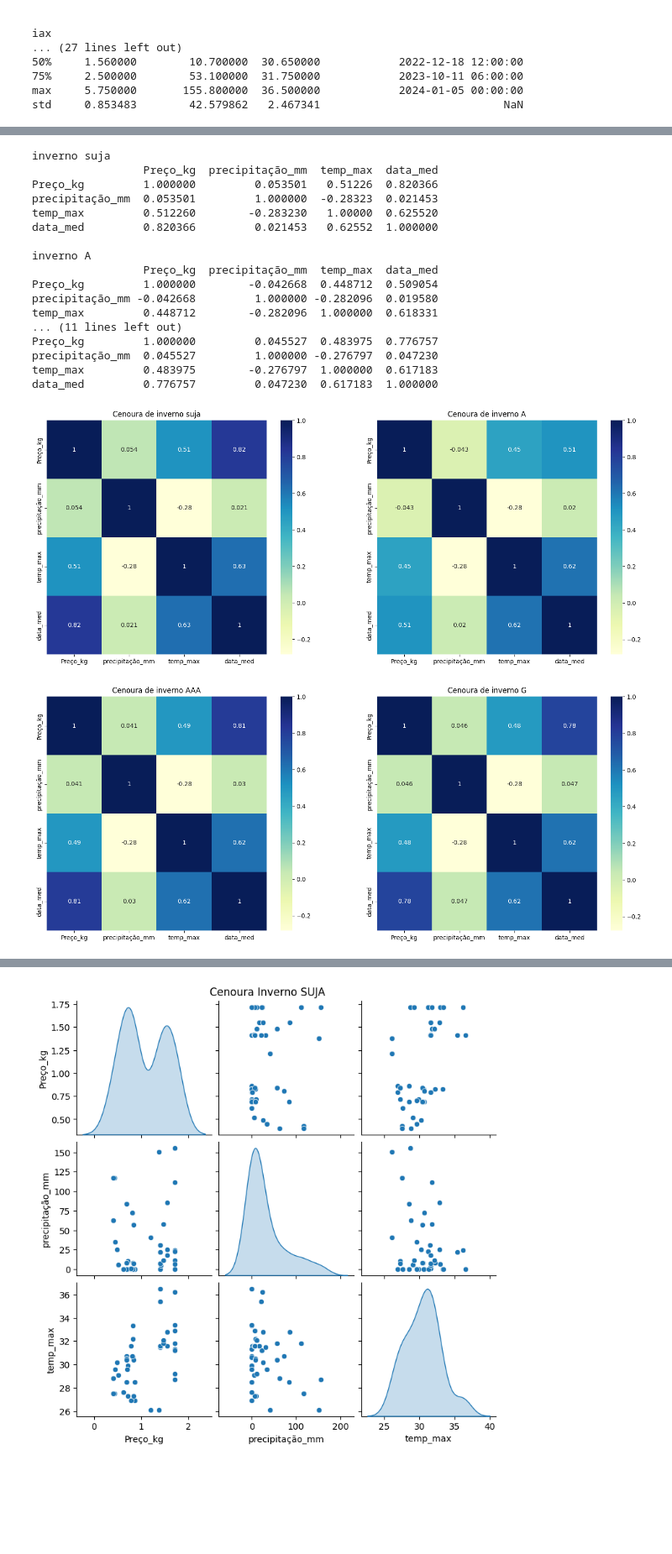
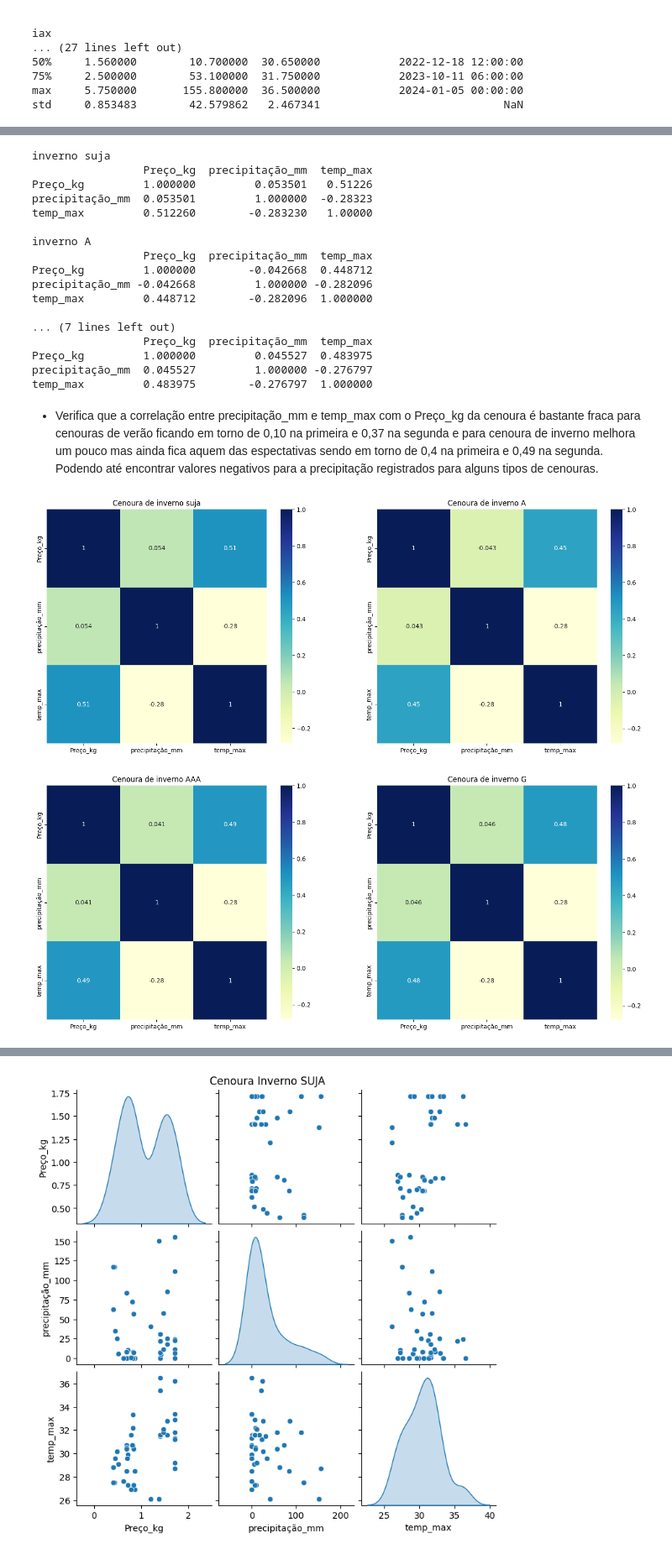
Before and after one commit to jairobernardesjunior/Prediz_preco_cenoura, a Jupyter notebook: 02 - PreçoCenoura_trata_analisa.ipynb, the cells around one changed output, grey strips where cells are left out. Shown at 84% size. Cells and saved outputs as stored; diff of their text form; code cells hidden in the pictures; blank space fills up the shorter version.

```diff
--- a/02 - PreçoCenoura_trata_analisa.ipynb
+++ b/02 - PreçoCenoura_trata_analisa.ipynb
@@ -133,61 +197,64 @@ data_med         0.630264        -0.173424  0.338613  1.000000
 # %%
-# verifica a correlação entre as variáveis independentes e a variável target que é o Preço
+# mostra a correlação de cenouras de inverno das variáveis independentes precipitação_mm e temp_max com a varíável
+# dependente, alvo, Preço_kg
 print('inverno suja')
-print(isx.corr())
+print(isx.corr(numeric_only=True))
 
 print(' ')
 print('inverno A')
-print(iax.corr())
+print(iax.corr(numeric_only=True))
 
 print(' ')
 print('inverno AAA')
-print(iaaax.corr())
+print(iaaax.corr(numeric_only=True))
 
 print(' ')
 print('inverno G')
-print(igx.corr())
+print(igx.corr(numeric_only=True))
 # %% [output]
 inverno suja
-                 Preço_kg  precipitação_mm  temp_max  data_med
-Preço_kg         1.000000         0.053501   0.51226  0.820366
-precipitação_mm  0.053501         1.000000  -0.28323  0.021453
-temp_max         0.512260        -0.283230   1.00000  0.625520
-data_med         0.820366         0.021453   0.62552  1.000000
+                 Preço_kg  precipitação_mm  temp_max
+Preço_kg         1.000000         0.053501   0.51226
+precipitação_mm  0.053501         1.000000  -0.28323
+temp_max         0.512260        -0.283230   1.00000
 
 inverno A
-                 Preço_kg  precipitação_mm  temp_max  data_med
-Preço_kg         1.000000        -0.042668  0.448712  0.509054
-precipitação_mm -0.042668         1.000000 -0.282096  0.019580
-temp_max         0.448712        -0.282096  1.000000  0.618331
-... (11 lines left out)
-Preço_kg         1.000000         0.045527  0.483975  0.776757
-precipitação_mm  0.045527         1.000000 -0.276797  0.047230
-temp_max         0.483975        -0.276797  1.000000  0.617183
-data_med         0.776757         0.047230  0.617183  1.000000
+                 Preço_kg  precipitação_mm  temp_max
+Preço_kg         1.000000        -0.042668  0.448712
+precipitação_mm -0.042668         1.000000 -0.282096
+temp_max         0.448712        -0.282096  1.000000
+
+... (7 lines left out)
+                 Preço_kg  precipitação_mm  temp_max
+Preço_kg         1.000000         0.045527  0.483975
+precipitação_mm  0.045527         1.000000 -0.276797
+temp_max         0.483975        -0.276797  1.000000
+# %% [markdown]
+- Verifica que a correlação entre precipitação_mm e temp_max com o Preço_kg da cenoura é bastante fraca para cenouras de verão ficando em torno de 0,10 na primeira e 0,37 na segunda e para cenoura de inverno melhora um pouco mas ainda fica aquem das espectativas sendo em torno de 0,4 na primeira e 0,49 na segunda. Podendo até encontrar valores negativos para a precipitação registrados para alguns tipos de cenouras.
 # %%
 # plota a correlação da cenoura inverno suja e cenoura inverno A
 fig,ax = plt.subplots(ncols=2,figsize=(18,7))
 
-sns.heatmap(isx.corr(), annot=True, cmap="YlGnBu", ax=ax[0])
+sns.heatmap(isx.corr(numeric_only=True), annot=True, cmap="YlGnBu", ax=ax[0])
 ax[0].set_title('Cenoura de inverno suja')
-sns.heatmap(iax.corr(), annot=True, cmap="YlGnBu", ax=ax[1])
+sns.heatmap(iax.corr(numeric_only=True), annot=True, cmap="YlGnBu", ax=ax[1])
 ax[1].set_title('Cenoura de inverno A')
 
 plt.show()
 # %% [output]
-[figure, old version]
+[figure, new version]
 # %%
 # plota a correlação da cenoura inverno AAA e cenoura inverno G
 fig,ax = plt.subplots(ncols=2,figsize=(18,7))
 
-sns.heatmap(iaaax.corr(), annot=True, cmap="YlGnBu", ax=ax[0])
+sns.heatmap(iaaax.corr(numeric_only=True), annot=True, cmap="YlGnBu", ax=ax[0])
 ax[0].set_title('Cenoura de inverno AAA')
-sns.heatmap(igx.corr(), annot=True, cmap="YlGnBu", ax=ax[1])
+sns.heatmap(igx.corr(numeric_only=True), annot=True, cmap="YlGnBu", ax=ax[1])
 ax[1].set_title('Cenoura de inverno G')
 
 plt.show()
 # %% [output]
-[figure, old version]
+[figure, new version]
 # %%
 # plota a correlação da cenoura verão suja e cenoura verão A
 fig,ax = plt.subplots(ncols=2,figsize=(18,7))
```
Also changed, not shown: parts of 20 cells of this notebook, 7 other files.
